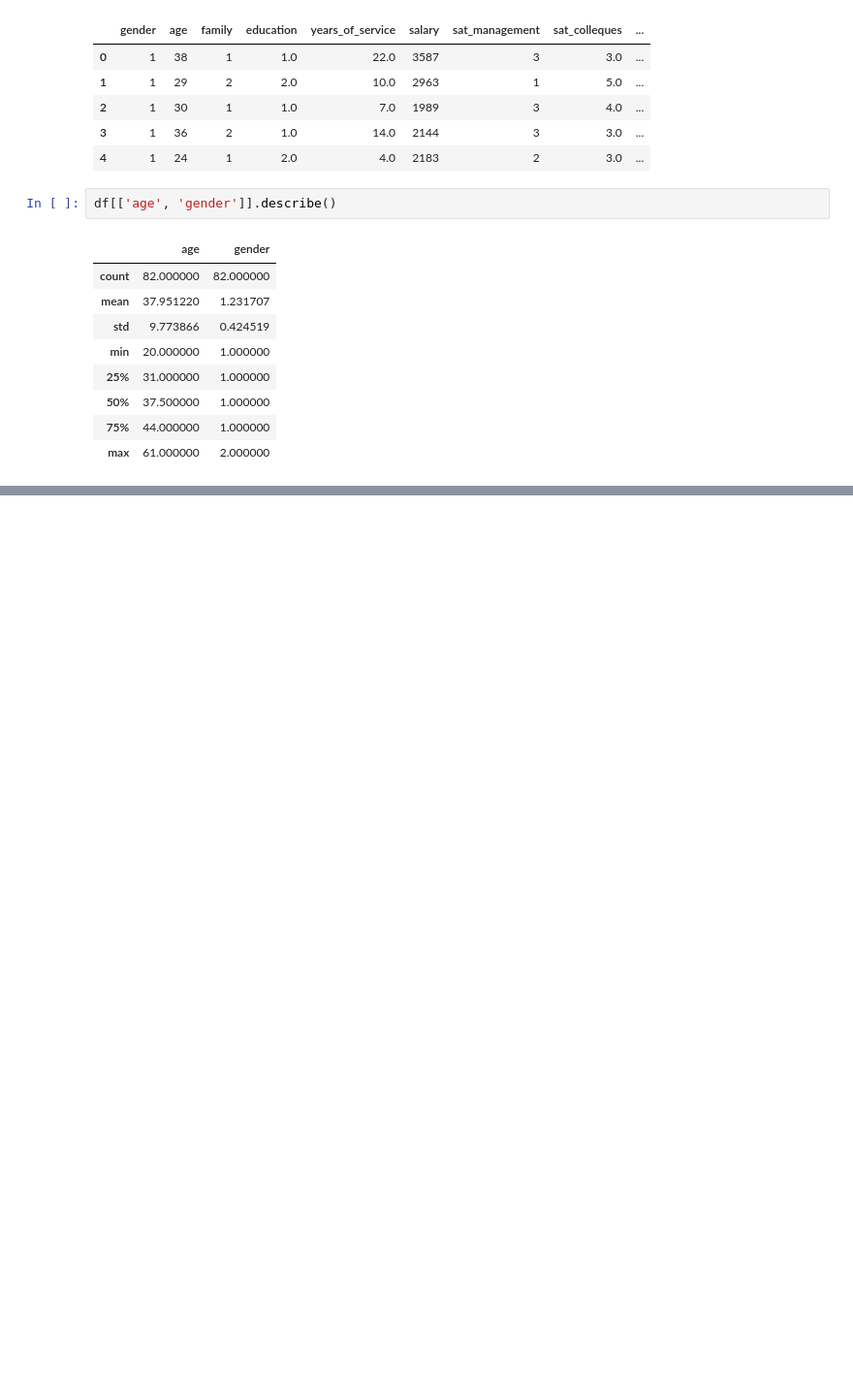
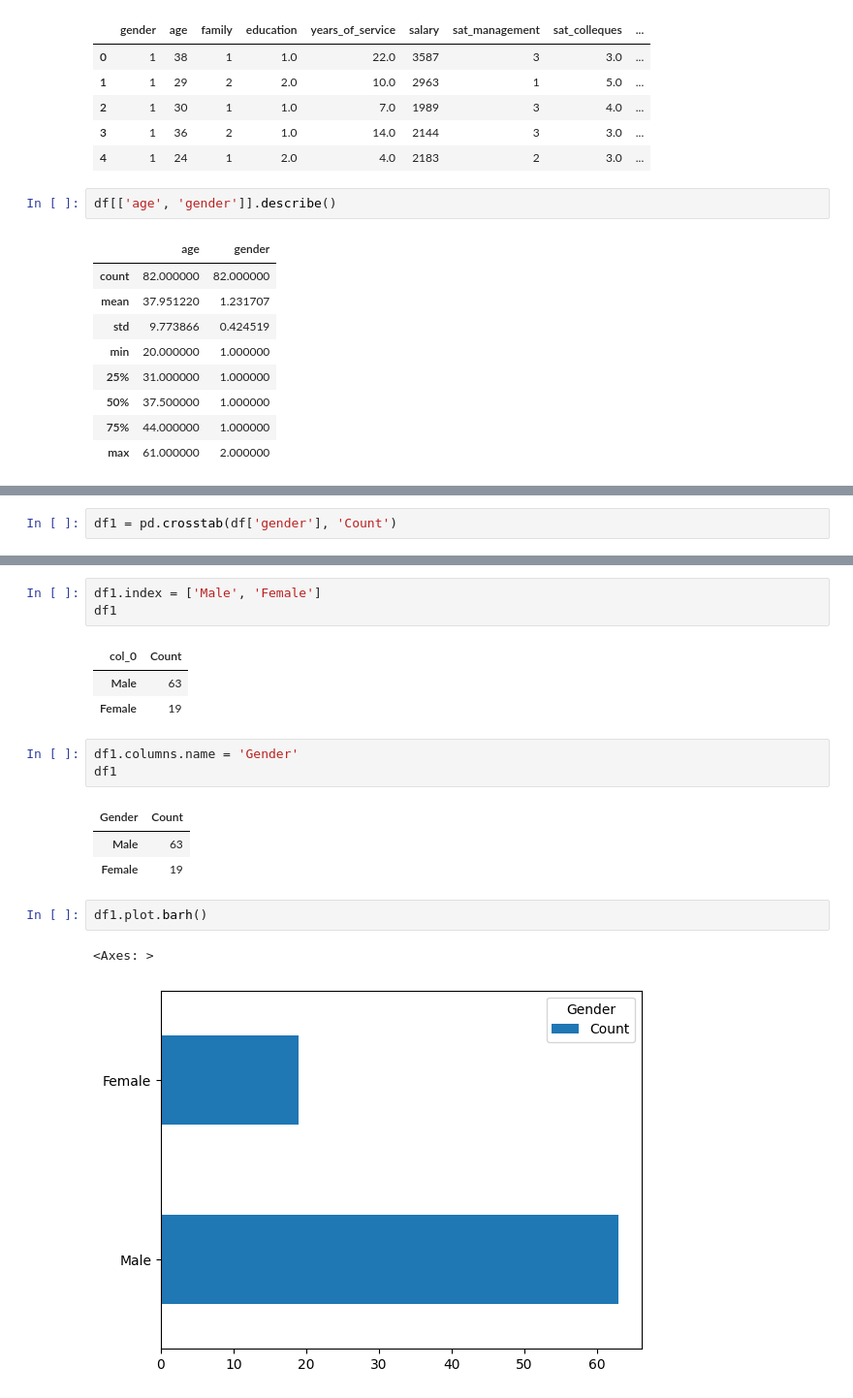
Before and after one commit to KatieRJ/BigDataProject, a Jupyter notebook: Assignment.ipynb, the cells around one changed output, grey strips where cells are left out. Shown: that part at 97% size. Cells and saved outputs as stored; diff of their text form; blank space fills up the shorter version.

```diff
--- a/Assignment.ipynb
+++ b/Assignment.ipynb
@@ -49,0 +66,2 @@ ax3 = sns.boxplot(x = df['age'])
+# %%
+df1 = pd.crosstab(df['gender'], 'Count')
@@ -49,0 +75,19 @@ ax3 = sns.boxplot(x = df['age'])
+# %%
+df1.index = ['Male', 'Female']
+df1
+# %% [output]
+| col_0 | Count |
+| Male | 63 |
+| Female | 19 |
+# %%
+df1.columns.name = 'Gender'
+df1
+# %% [output]
+| Gender | Count |
+| Male | 63 |
+| Female | 19 |
+# %%
+df1.plot.barh()
+# %% [output]
+<Axes: >
+[figure, added]
```
Also changed, not shown: parts of 25 cells of this notebook.
